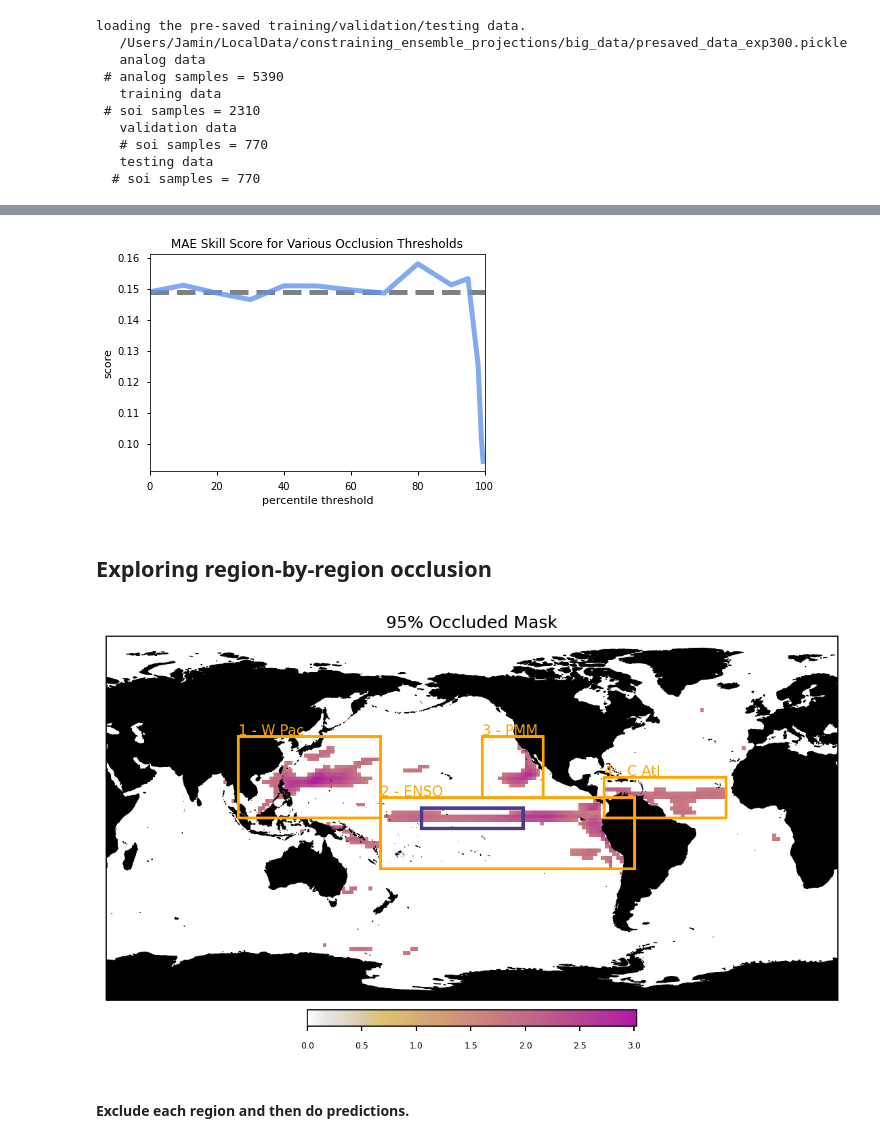
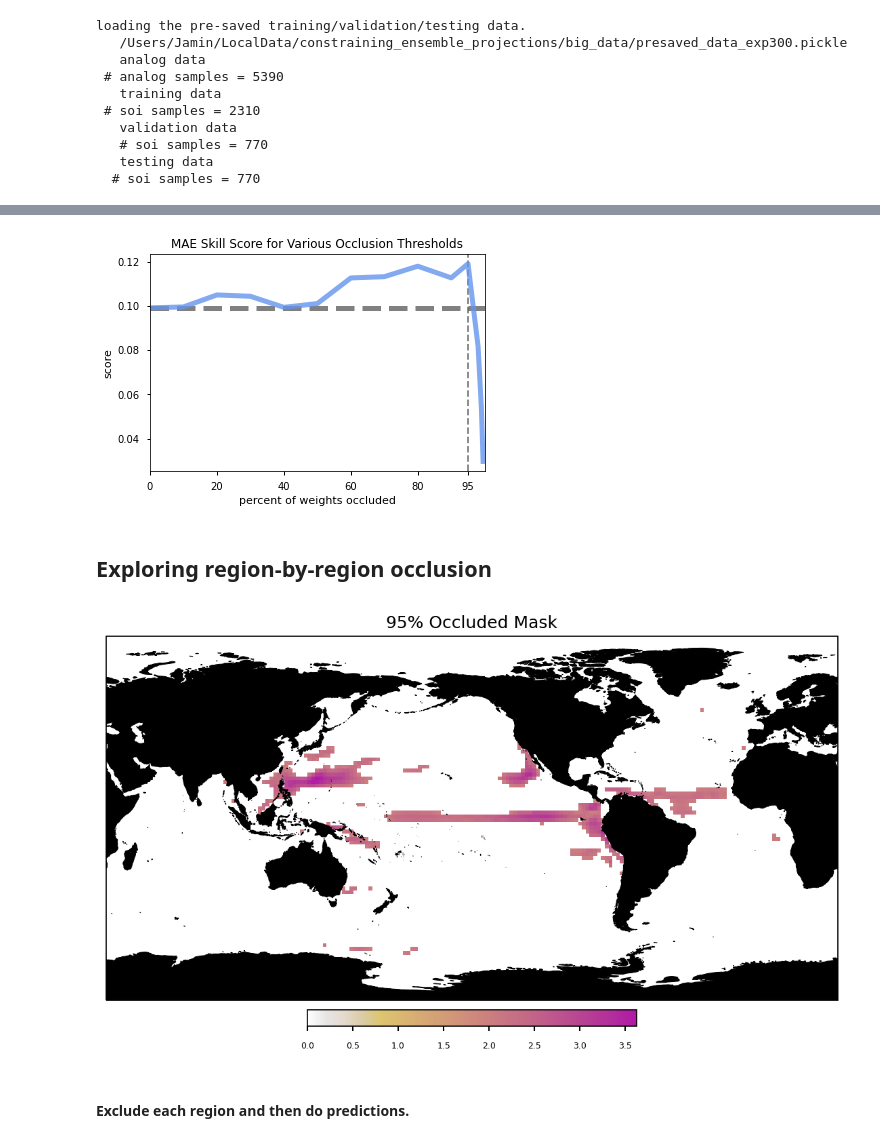
Before and after one commit to jaminrader/WeightedMaskAnalogForecasting2023, a Jupyter notebook: _make_custom_plots.ipynb, the cells around one changed output, grey strips where cells are left out. Drawn from its saved outputs; the diff is of its cells as text; code cells hidden in the pictures.

```diff
--- a/_make_custom_plots.ipynb
+++ b/_make_custom_plots.ipynb
@@ -286,8 +66,5 @@ for plotmap, title, climits, cmap, plottype in zip(things_to_plot, titles, climi
 # %%
 # Get the mask
-mask = model.get_layer("mask_model").get_layer("weights_layer").bias.numpy().reshape(analog_input[0].shape)
-landmask = build_data.maskout_land_ocean(np.ones_like(mask).squeeze(), maskout="land").squeeze()[..., None]
+mask = model_diagnostics.retrieve_mask(model, settings, analog_input[0].shape)
+landmask = build_data.maskout_land_ocean(None, maskout=settings["maskout_landocean_input"]).squeeze()[..., None]
 landmask[landmask == 0] = np.nan
-
-soi_input = soi_test_input
-soi_output = soi_test_output
@@ -294,4 +73,7 @@ soi_output = soi_test_output
 # %%
+soi_input = soi_val_input
+soi_output = soi_val_output
+
 percent_thresholds = np.array([0, 10, 20, 30, 40, 50, 60, 70, 80, 90, 95, 98, 99, 99.5])
 occlusion_error = []
 
@@ -361,24 +143,27 @@ y_plot = 1. - np.array(occlusion_error) / error_climo
 # %%
 linewidth = 5
 alpha = .8
 
 plt.axhline(y_plot[0], zorder=0, color='gray', linestyle='dashed', alpha=1, linewidth=linewidth)
 plt.plot(percent_thresholds, y_plot, label='Truth', color='cornflowerblue', linewidth=linewidth, alpha=alpha)
-
+plt.axvline(95, color = 'k', linestyle='--', zorder=0, alpha = .5)
 plt.ylabel('score')
-plt.xlabel('percentile threshold')
+plt.xlabel('percent of weights occluded')
 plt.xlim(0, 100)
-#plt.xticks(np.arange(10,50,10))
+xticks = [0, 20, 40, 60, 80, 95]
+plt.xticks(xticks)
 #plt.yticks([-2, 0, 2])
 
 #plt.ylim(-.4, .4)
 plt.grid(False)
 
 plt.title('MAE Skill Score for Various Occlusion Thresholds')
-#plt.savefig(dir_settings["figure_custom_directory"] + settings["savename_prefix"] +
-#                    '_' + fig_savename + '.png', dpi=300, bbox_inches='tight')
+
+fig_savename = 'FigureS3'
+plt.savefig(dir_settings["figure_custom_directory"] + settings["savename_prefix"] +
+                    '_' + fig_savename + '.png', dpi=300, bbox_inches='tight')
 # %% [output]
-[figure, old version]
+[figure, new version]
 # %% [markdown]
 ## Exploring region-by-region occlusion
 # %%
@@ -418,7 +203,7 @@ omask = mask.copy()
 omask[omask < np.nanpercentile(mask * landmask, percent_thresh)] = 0
 #omask = omask * region_mask
 # %%
-add_boxes = True
+add_boxes = False
 fig_savename = 'occluded_mask_regionboxes=' + str(add_boxes)
 num_maps = omask.shape[-1]
 fig = plt.figure(figsize=(7.5 * num_maps, 5))
@@ -445,7 +230,7 @@ plt.tight_layout()
 plt.savefig(dir_settings["figure_custom_directory"] + settings["savename_prefix"] +
                         '_' + fig_savename + '.png', dpi=300, bbox_inches='tight')
 # %% [output]
-[figure, old version]
+[figure, new version]
 # %% [markdown]
 #### Exclude each region and then do predictions.
 # %%
```
Also changed, not shown: parts of 61 cells of this notebook, 9 other files.
